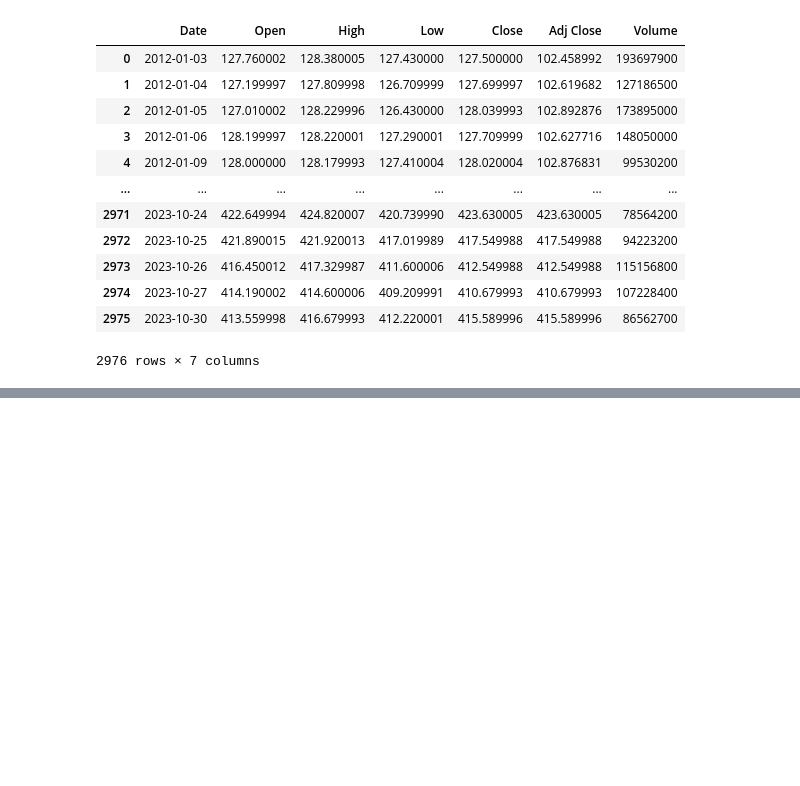
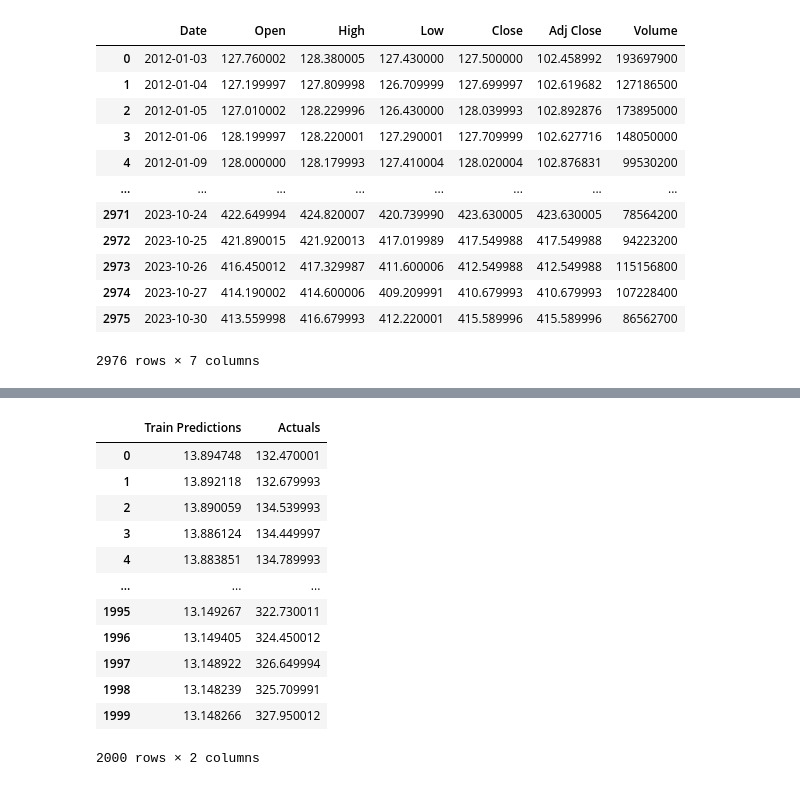
Before and after one commit to andykcso/FintechFYP, a Jupyter notebook: LSTM_trial_1/lstm_1.ipynb, the cells around one changed output, grey strips where cells are left out. Drawn from its saved outputs; the diff is of its cells as text; code cells hidden in the pictures; blank space fills up the shorter version.

```diff
--- a/LSTM_trial_1/lstm_1.ipynb
+++ b/LSTM_trial_1/lstm_1.ipynb
@@ -42,0 +116,14 @@ df
+# %%
+from tensorflow.keras.models import Sequential
+from tensorflow.keras.layers import *
+from tensorflow.keras.callbacks import ModelCheckpoint
+from tensorflow.keras.losses import MeanSquaredError
+from tensorflow.keras.metrics import RootMeanSquaredError
+from tensorflow.keras.optimizers import Adam
+
+model1 = Sequential()
+model1.add(InputLayer((20,1)))
+model1.add(LSTM(64))
+model1.add(Dense(8, 'relu'))
+model1.add(Dense(1, 'linear'))
+model1.summary()
@@ -42,0 +173,5 @@ df
+# %%
+train_predictions = model1.predict(X_train).flatten()
+train_results = pd.DataFrame(data ={ 'Train Predictions':train_predictions, 'Actuals':y_train})
+train_results
+# %% [output]
@@ -42,0 +179,13 @@ df
+|  | Train Predictions | Actuals |
+| 0 | 13.894748 | 132.470001 |
+| 1 | 13.892118 | 132.679993 |
+| 2 | 13.890059 | 134.539993 |
+| 3 | 13.886124 | 134.449997 |
+| 4 | 13.883851 | 134.789993 |
+| ... | ... | ... |
+| 1995 | 13.149267 | 322.730011 |
+| 1996 | 13.149405 | 324.450012 |
+| 1997 | 13.148922 | 326.649994 |
+| 1998 | 13.148239 | 325.709991 |
+| 1999 | 13.148266 | 327.950012 |
+2000 rows × 2 columns
```
Also changed, not shown: parts of 13 cells of this notebook, 5 other files.
